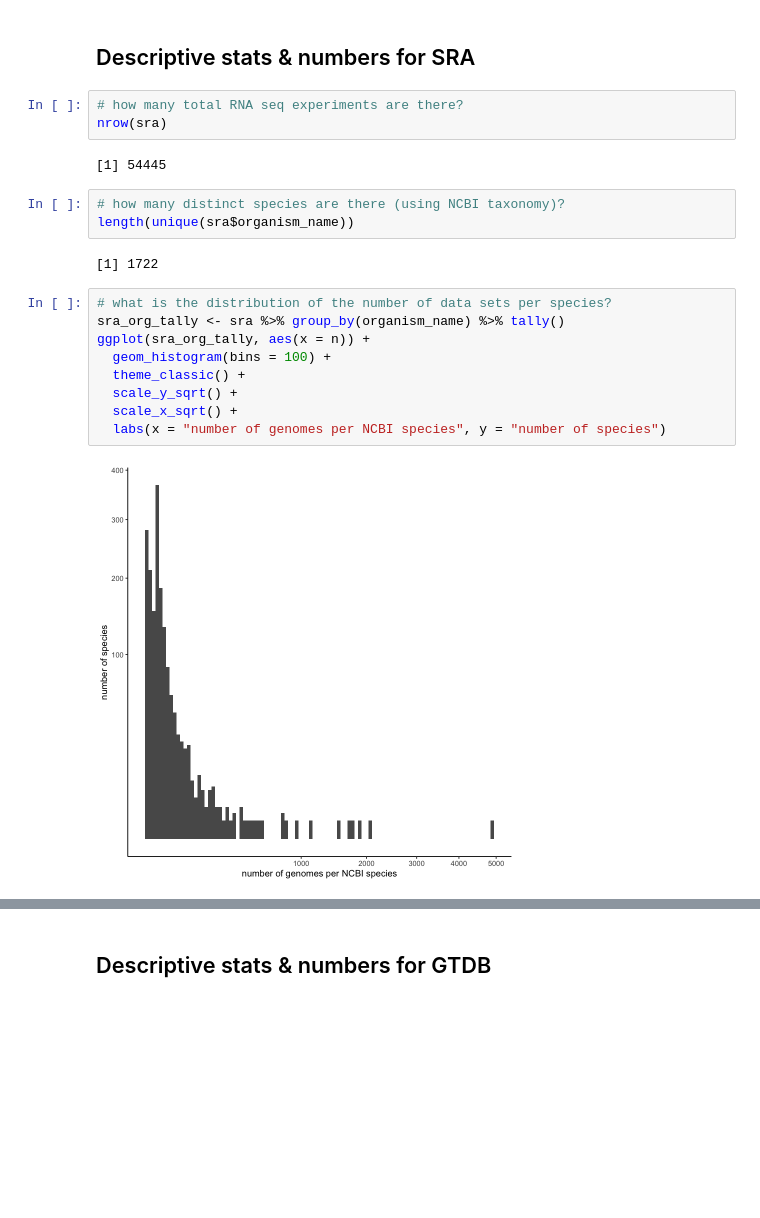
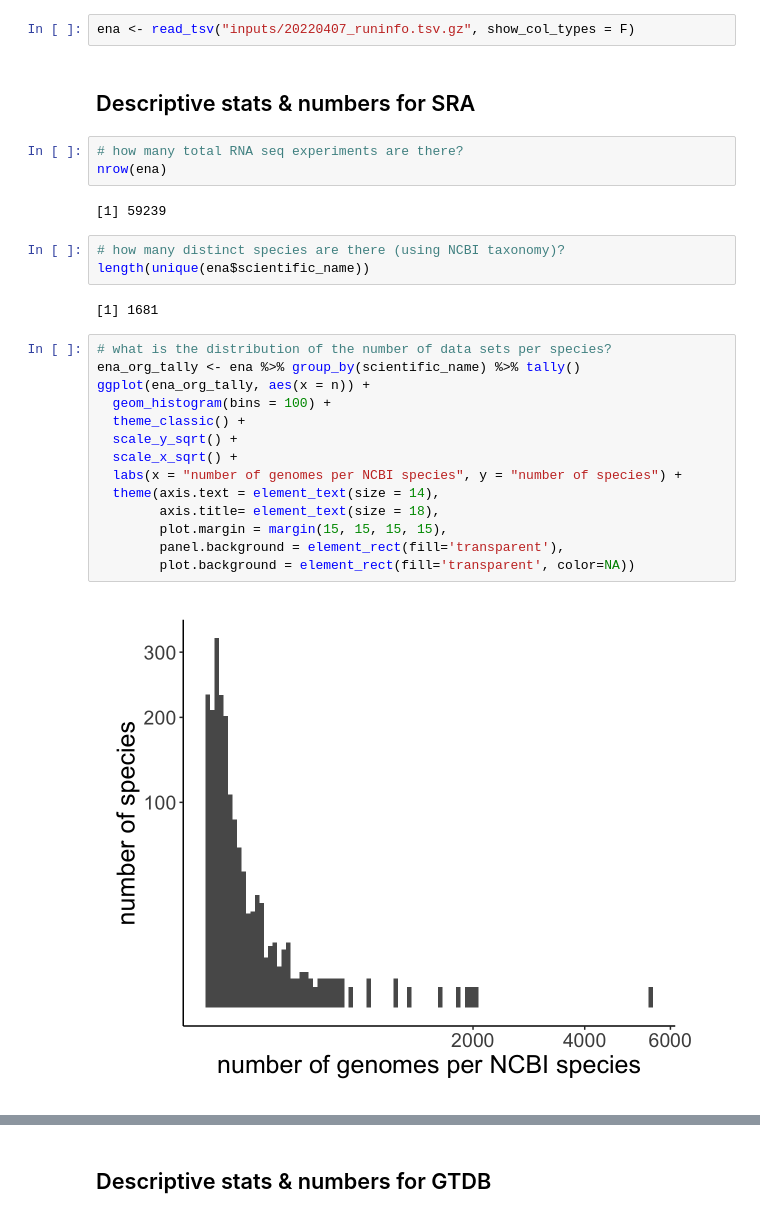
Before and after one commit to greenelab/2022-microberna, a Jupyter notebook: notebooks/20220114_look_at_sra_org_composition.ipynb, the cells around one changed output, grey strips where cells are left out. Cells and saved outputs as stored; diff of their text form; blank space fills up the shorter version.

```diff
--- a/notebooks/20220114_look_at_sra_org_composition.ipynb
+++ b/notebooks/20220114_look_at_sra_org_composition.ipynb
@@ -66,25 +53,32 @@ Warning message:
+# %%
+ena <- read_tsv("inputs/20220407_runinfo.tsv.gz", show_col_types = F)
 # %% [markdown]
 ## Descriptive stats & numbers for SRA
 # %%
 # how many total RNA seq experiments are there?
-nrow(sra)
+nrow(ena)
 # %% [output]
-[1] 54445
+[1] 59239
 # %%
 # how many distinct species are there (using NCBI taxonomy)?
-length(unique(sra$organism_name))
+length(unique(ena$scientific_name))
 # %% [output]
-[1] 1722
+[1] 1681
 # %%
 # what is the distribution of the number of data sets per species?
-sra_org_tally <- sra %>% group_by(organism_name) %>% tally()
-ggplot(sra_org_tally, aes(x = n)) +
+ena_org_tally <- ena %>% group_by(scientific_name) %>% tally()
+ggplot(ena_org_tally, aes(x = n)) +
   geom_histogram(bins = 100) +
   theme_classic() +
   scale_y_sqrt() +
   scale_x_sqrt() +
-  labs(x = "number of genomes per NCBI species", y = "number of species")
+  labs(x = "number of genomes per NCBI species", y = "number of species") +
+  theme(axis.text = element_text(size = 14),
+        axis.title= element_text(size = 18),
+        plot.margin = margin(15, 15, 15, 15),
+        panel.background = element_rect(fill='transparent'),
+        plot.background = element_rect(fill='transparent', color=NA))
 # %% [output]
-[figure, old version]
+[figure, new version]
 # %%
 # what is the average read length
```
Also changed, not shown: parts of 15 cells of this notebook.
